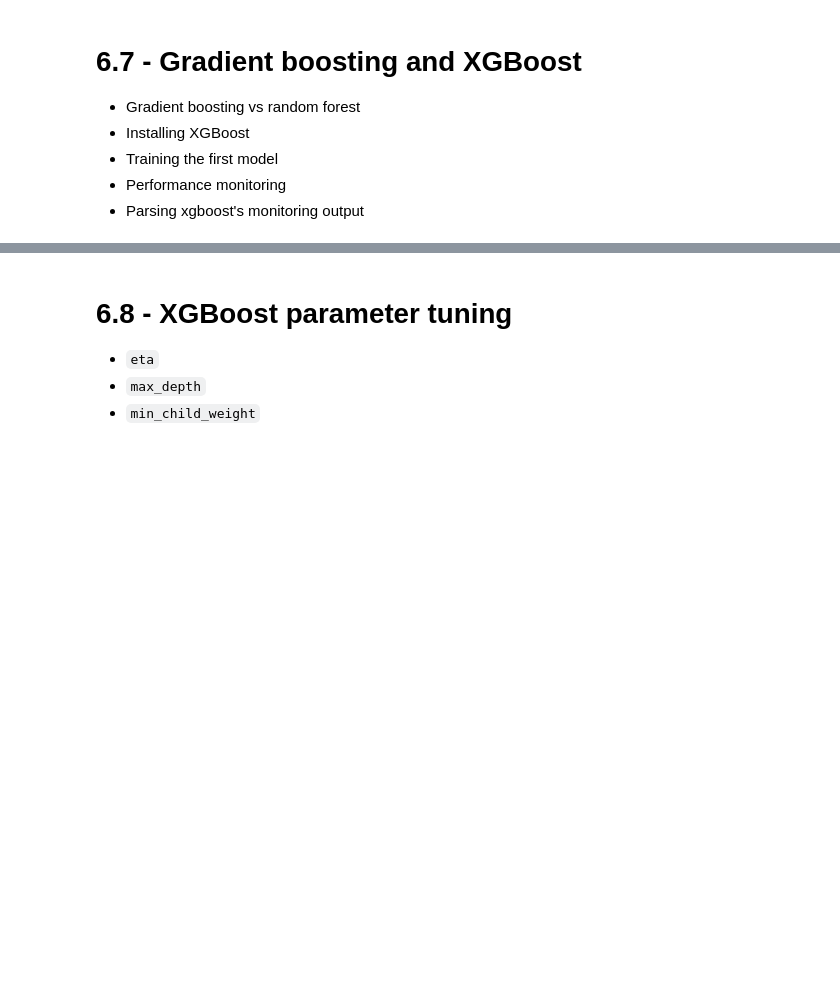
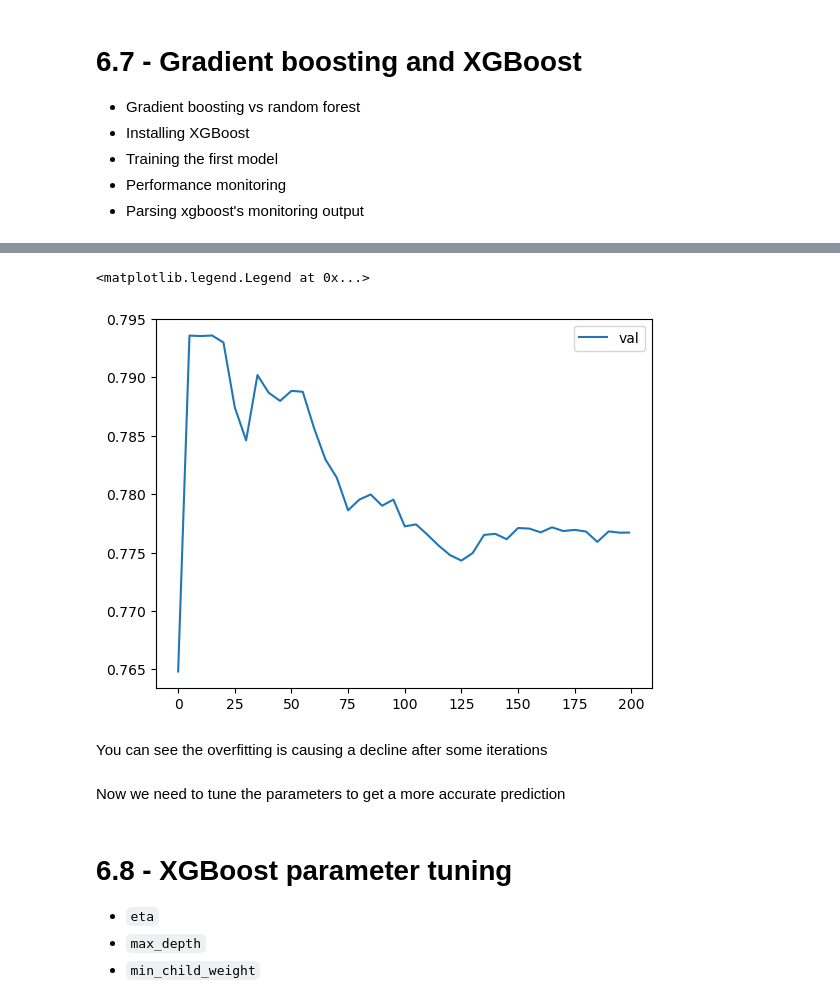
Before and after one commit to TylerJSimpson/machine_learning_zoomcamp, a Jupyter notebook: week_6/example.ipynb, the cells around one changed output, grey strips where cells are left out. Drawn from its saved outputs; the diff is of its cells as text; code cells hidden in the pictures; blank space fills up the shorter version.

```diff
--- a/week_6/example.ipynb
+++ b/week_6/example.ipynb
@@ -802,3 +906,13 @@ RandomForestClassifier(max_depth=5, min_samples_leaf=10, n_estimators=200,
+# %%
+plt.plot(df_score.num_iter, df_score.val_auc, label='val')
+plt.legend()
+# %% [output]
+<matplotlib.legend.Legend at 0x...>
+[figure, added]
+# %% [markdown]
+You can see the overfitting is causing a decline after some iterations
+# %% [markdown]
+Now we need to tune the parameters to get a more accurate prediction
 # %% [markdown]
 # 6.8 - XGBoost parameter tuning
 - `eta`
```
Also changed, not shown: parts of 66 cells of this notebook.
